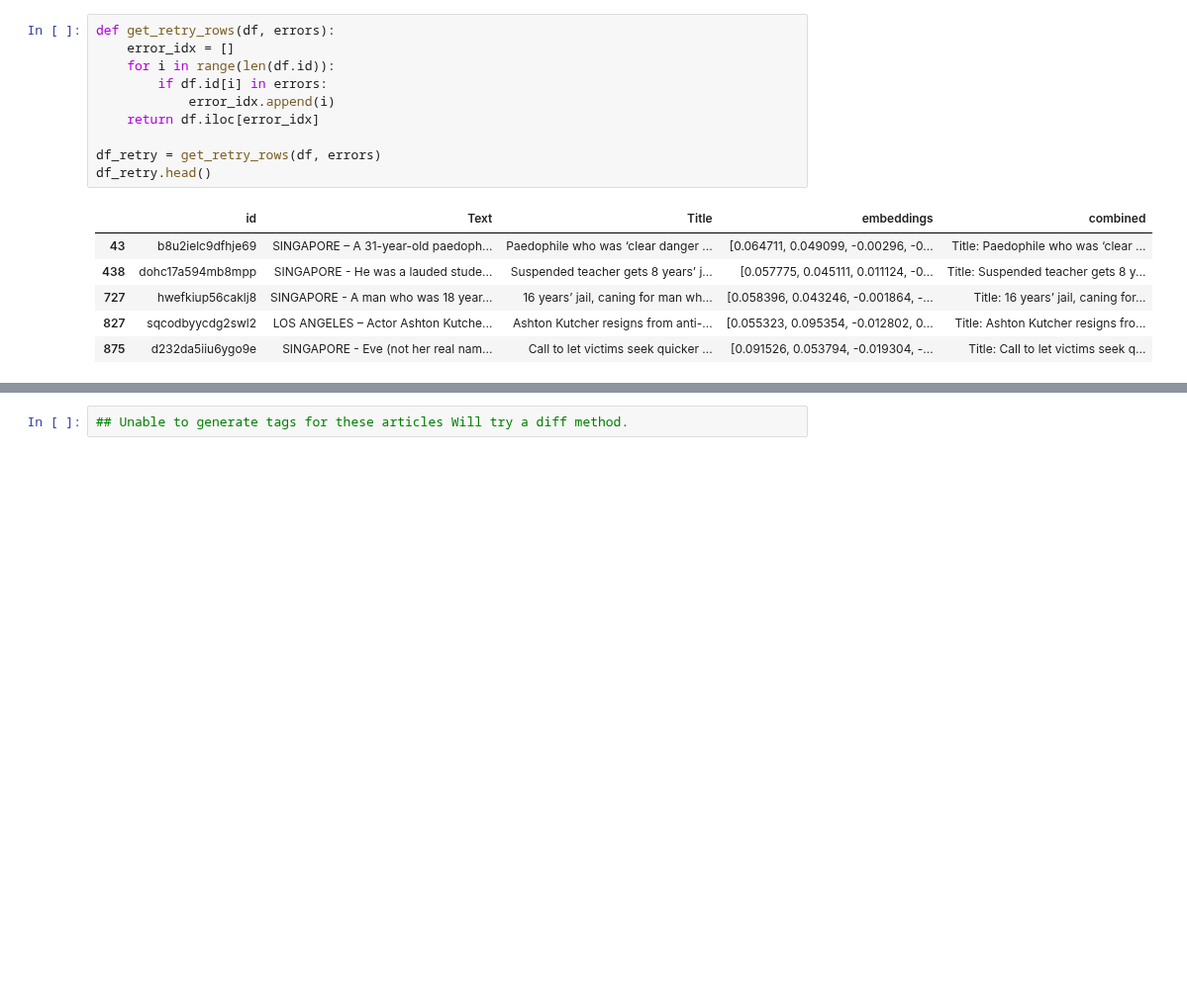
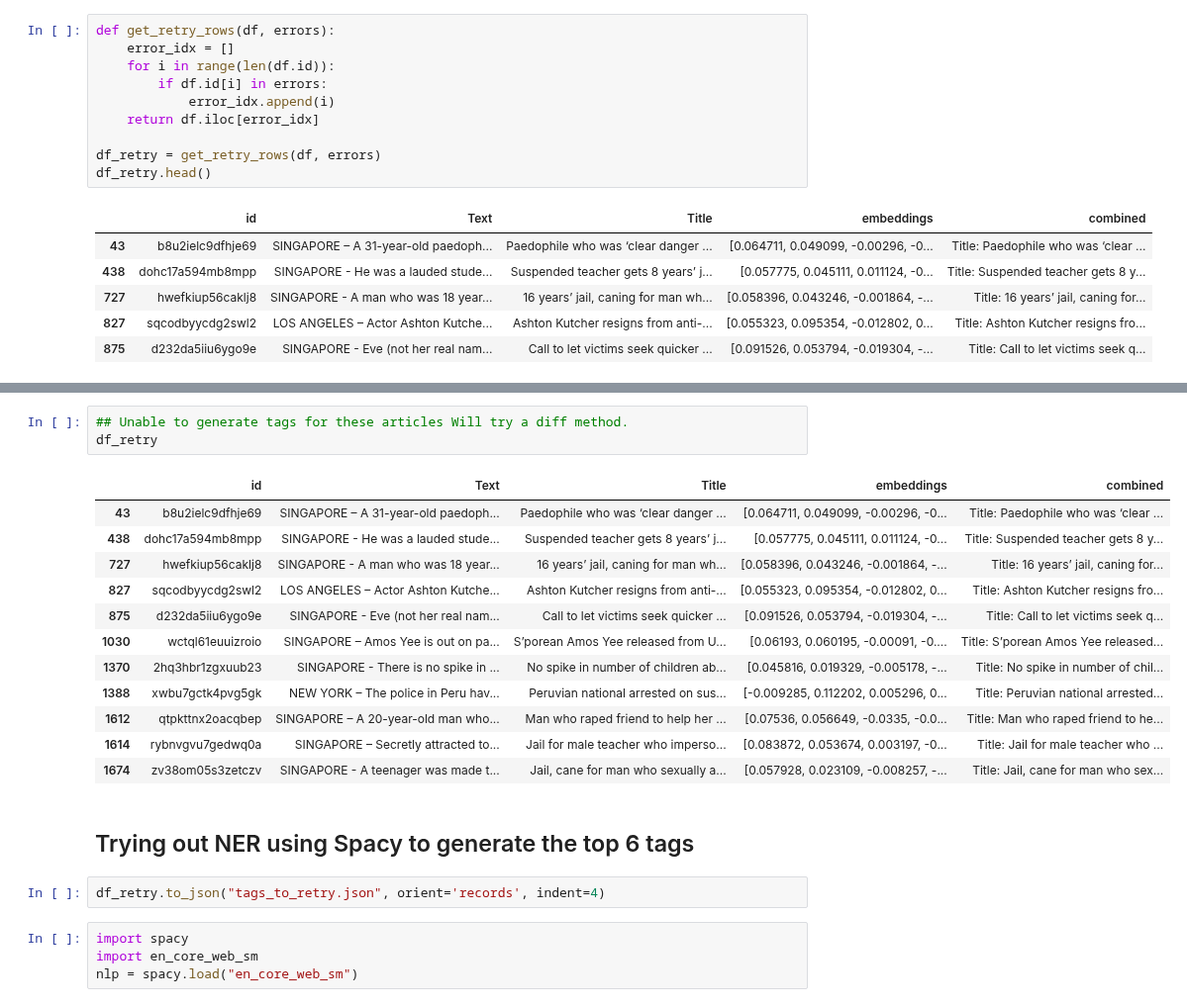
Before and after one commit to mcxraider/sph-timeline-project, a Jupyter notebook: src/generate_tags.ipynb, the cells around one changed output, grey strips where cells are left out. Shown at 99% size. Drawn from its saved outputs; the diff is of its cells as text; blank space fills up the shorter version.

Commit message:
tag generated

```diff
--- a/src/generate_tags.ipynb
+++ b/src/generate_tags.ipynb
@@ -363,2 +397,24 @@ with open('tag_retries.json', 'w') as f:
 # %%
 ## Unable to generate tags for these articles Will try a diff method.
+df_retry
+# %% [output]
+|  | id | Text | Title | embeddings | combined |
+| 43 | b8u2ielc9dfhje69 | SINGAPORE – A 31-year-old paedoph... | Paedophile who was ‘clear danger ... | [0.064711, 0.049099, -0.00296, -0... | Title: Paedophile who was ‘clear ... |
+| 438 | dohc17a594mb8mpp | SINGAPORE - He was a lauded stude... | Suspended teacher gets 8 years’ j... | [0.057775, 0.045111, 0.011124, -0... | Title: Suspended teacher gets 8 y... |
+| 727 | hwefkiup56caklj8 | SINGAPORE - A man who was 18 year... | 16 years’ jail, caning for man wh... | [0.058396, 0.043246, -0.001864, -... | Title: 16 years’ jail, caning for... |
+| 827 | sqcodbyycdg2swl2 | LOS ANGELES – Actor Ashton Kutche... | Ashton Kutcher resigns from anti-... | [0.055323, 0.095354, -0.012802, 0... | Title: Ashton Kutcher resigns fro... |
+| 875 | d232da5iiu6ygo9e | SINGAPORE - Eve (not her real nam... | Call to let victims seek quicker ... | [0.091526, 0.053794, -0.019304, -... | Title: Call to let victims seek q... |
+| 1030 | wctql61euuizroio | SINGAPORE – Amos Yee is out on pa... | S’porean Amos Yee released from U... | [0.06193, 0.060195, -0.00091, -0.... | Title: S’porean Amos Yee released... |
+| 1370 | 2hq3hbr1zgxuub23 | SINGAPORE - There is no spike in ... | No spike in number of children ab... | [0.045816, 0.019329, -0.005178, -... | Title: No spike in number of chil... |
+| 1388 | xwbu7gctk4pvg5gk | NEW YORK – The police in Peru hav... | Peruvian national arrested on sus... | [-0.009285, 0.112202, 0.005296, 0... | Title: Peruvian national arrested... |
+| 1612 | qtpkttnx2oacqbep | SINGAPORE – A 20-year-old man who... | Man who raped friend to help her ... | [0.07536, 0.056649, -0.0335, -0.0... | Title: Man who raped friend to he... |
+| 1614 | rybnvgvu7gedwq0a | SINGAPORE – Secretly attracted to... | Jail for male teacher who imperso... | [0.083872, 0.053674, 0.003197, -0... | Title: Jail for male teacher who ... |
+| 1674 | zv38om05s3zetczv | SINGAPORE - A teenager was made t... | Jail, cane for man who sexually a... | [0.057928, 0.023109, -0.008257, -... | Title: Jail, cane for man who sex... |
+# %% [markdown]
+## Trying out NER using Spacy to generate the top 6 tags
+# %%
+df_retry.to_json("tags_to_retry.json", orient='records', indent=4)
+# %%
+import spacy
+import en_core_web_sm
+nlp = spacy.load("en_core_web_sm")
```
Also changed, not shown: parts of 14 cells of this notebook, 4 other files.
